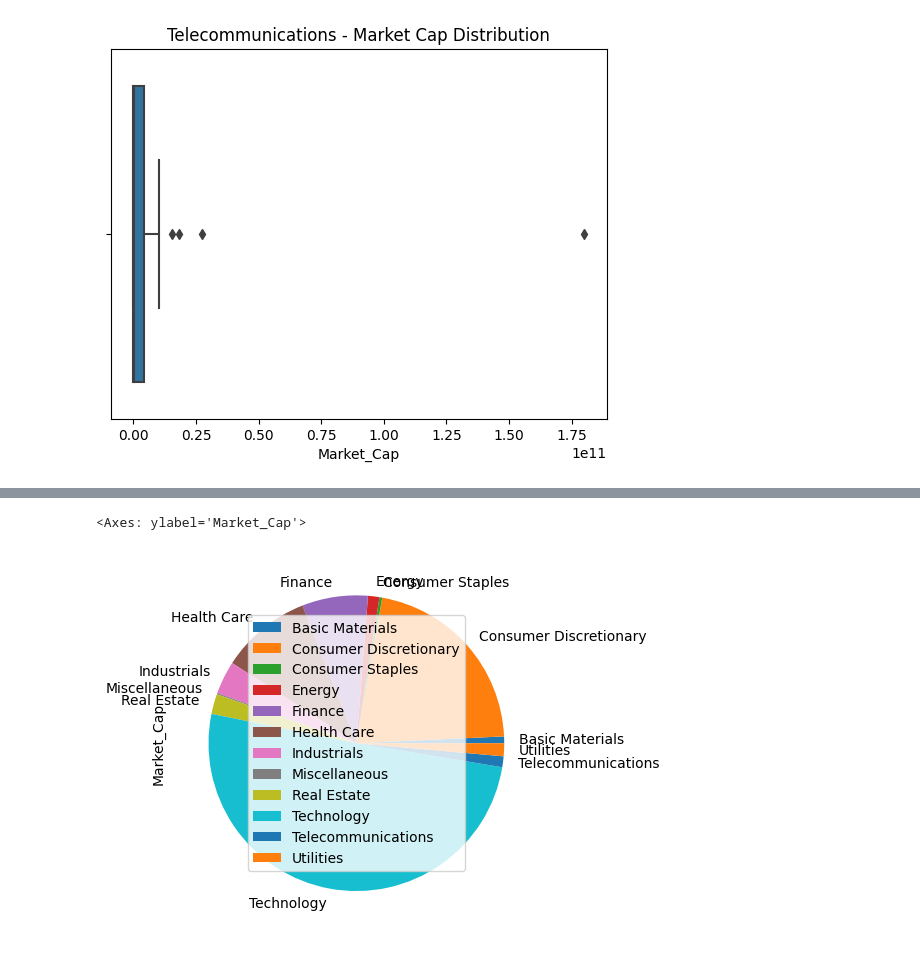
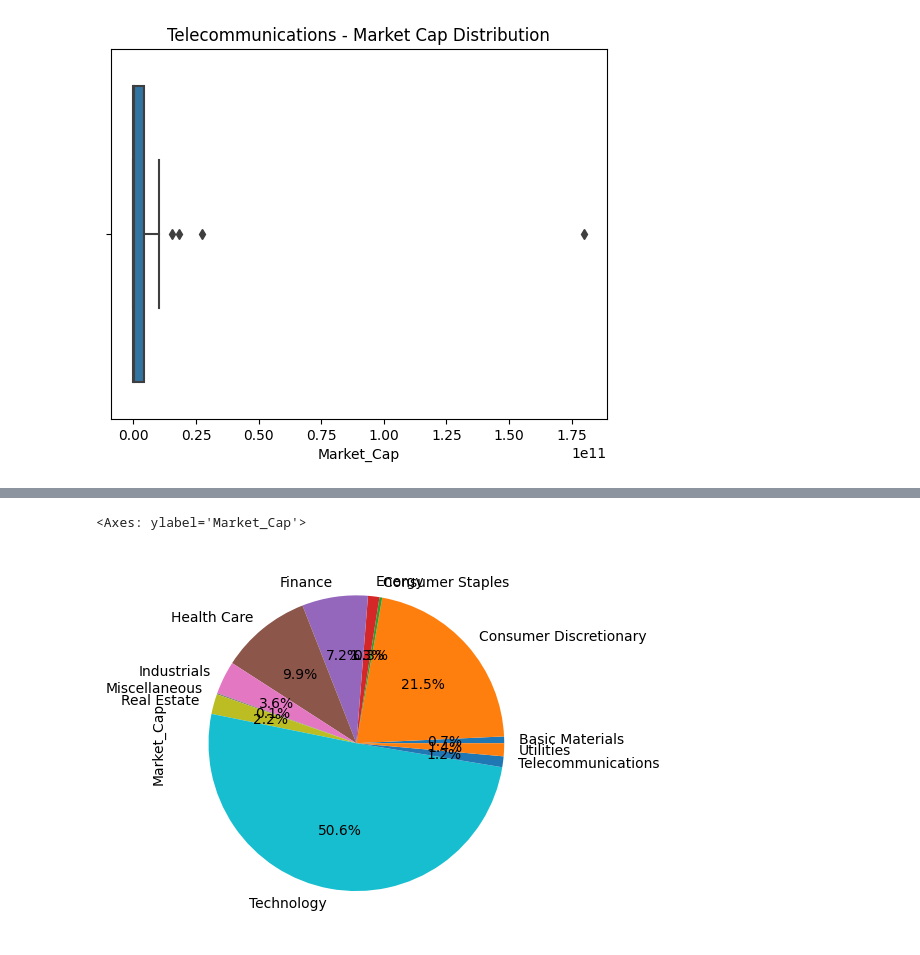
Before and after one commit to maximarbuzov/maxim, a Jupyter notebook: Untitled7.ipynb, the cells around one changed output, grey strips where cells are left out. Cells and saved outputs as stored; diff of their text form; code cells hidden in the pictures.

```diff
--- a/Untitled7.ipynb
+++ b/Untitled7.ipynb
@@ -239,5 +235,5 @@ Name: Market_Cap, dtype: int64
 # %%
-data.groupby(['Sector']).sum().plot(kind='pie',y='Market_Cap')
+data.groupby(['Sector']).sum().plot(kind='pie',y='Market_Cap',autopct='%1.1f%%',legend=False)
 # %% [output]
 <Axes: ylabel='Market_Cap'>
-[figure, old version]
+[figure, new version]
```
Also changed, not shown: parts of 2 cells of this notebook.
